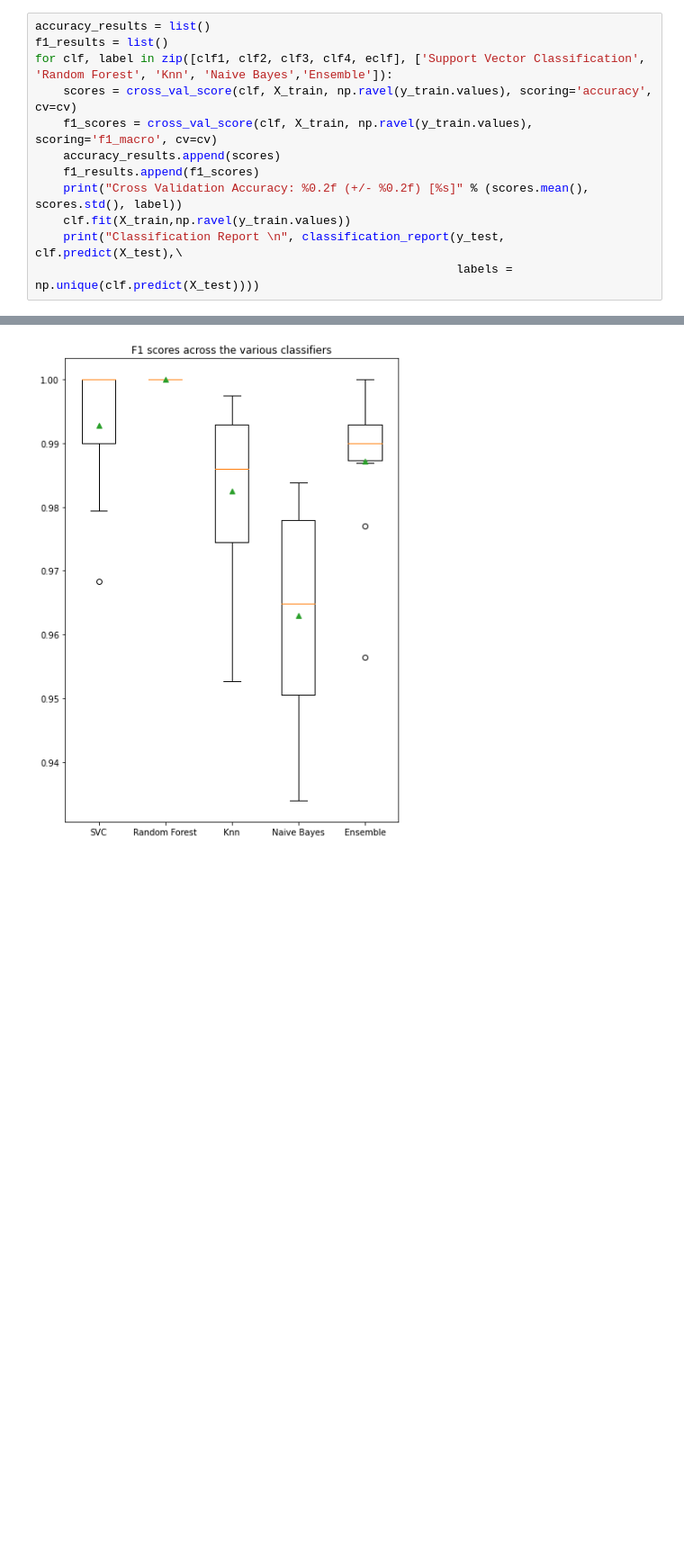
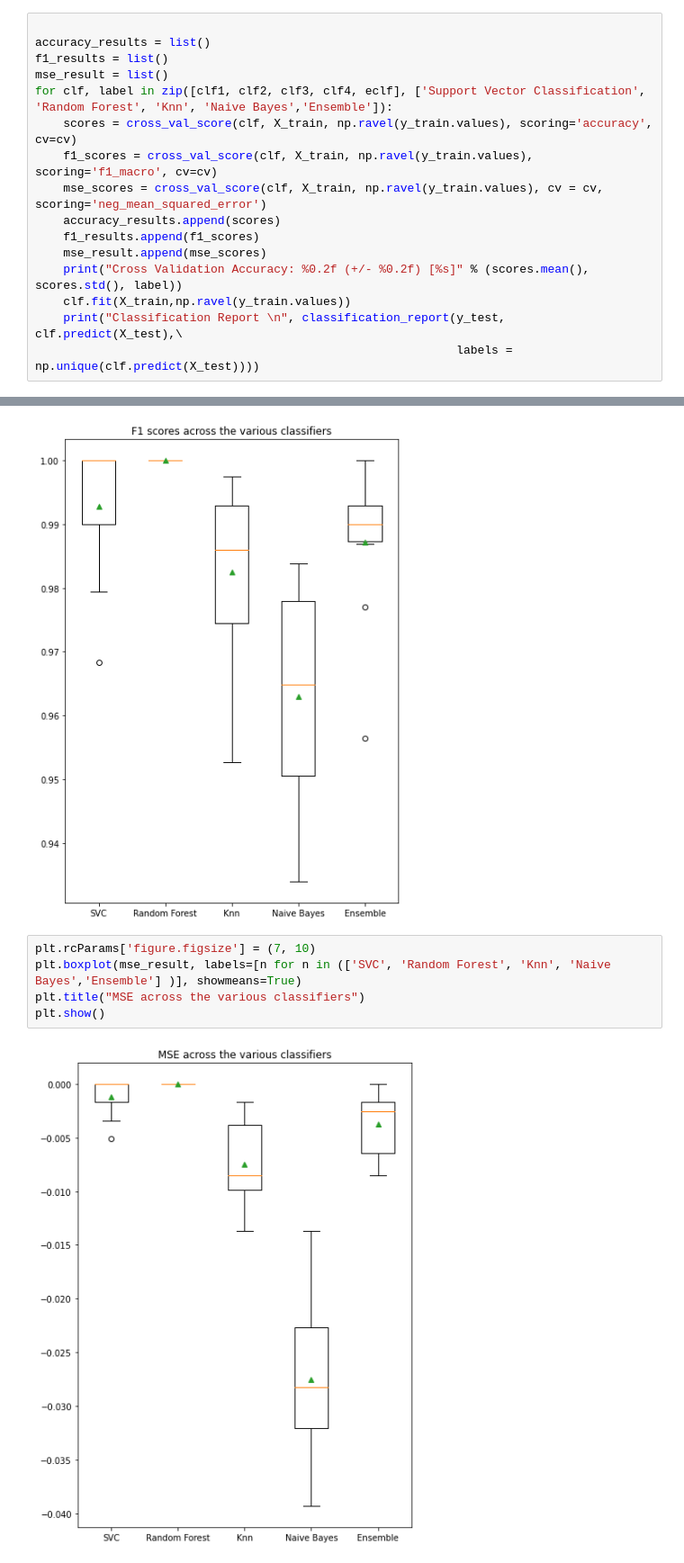
Before and after one commit to tripsysi/Wine_Classifier, a Jupyter notebook: DATA7703_Project_Wine_Classifier.ipynb, the cells around one changed output, grey strips where cells are left out. Shown at 90% size. Drawn from its saved outputs; the diff is of its cells as text; blank space fills up the shorter version.

```diff
--- a/DATA7703_Project_Wine_Classifier.ipynb
+++ b/DATA7703_Project_Wine_Classifier.ipynb
@@ -482,13 +482,17 @@ eclf = VotingClassifier(
 # %%
 cv = StratifiedKFold(n_splits=10, shuffle=True, random_state=1)
 # %%
+
 accuracy_results = list()
 f1_results = list()
+mse_result = list()
 for clf, label in zip([clf1, clf2, clf3, clf4, eclf], ['Support Vector Classification', 'Random Forest', 'Knn', 'Naive Bayes','Ensemble']):
     scores = cross_val_score(clf, X_train, np.ravel(y_train.values), scoring='accuracy', cv=cv)
     f1_scores = cross_val_score(clf, X_train, np.ravel(y_train.values), scoring='f1_macro', cv=cv)
+    mse_scores = cross_val_score(clf, X_train, np.ravel(y_train.values), cv = cv, scoring='neg_mean_squared_error')
     accuracy_results.append(scores)
     f1_results.append(f1_scores)
+    mse_result.append(mse_scores)
     print("Cross Validation Accuracy: %0.2f (+/- %0.2f) [%s]" % (scores.mean(), scores.std(), label))
     clf.fit(X_train,np.ravel(y_train.values))
     print("Classification Report \n", classification_report(y_test, clf.predict(X_test),\
@@ -531,3 +535,10 @@ plt.title("F1 scores across the various classifiers")
 plt.show()
 # %% [output]
 [figure]
+# %%
+plt.rcParams['figure.figsize'] = (7, 10)
+plt.boxplot(mse_result, labels=[n for n in (['SVC', 'Random Forest', 'Knn', 'Naive Bayes','Ensemble'] )], showmeans=True)
+plt.title("MSE across the various classifiers")
+plt.show()
+# %% [output]
+[figure, added]
```
Also changed, not shown: parts of 4 cells of this notebook.
